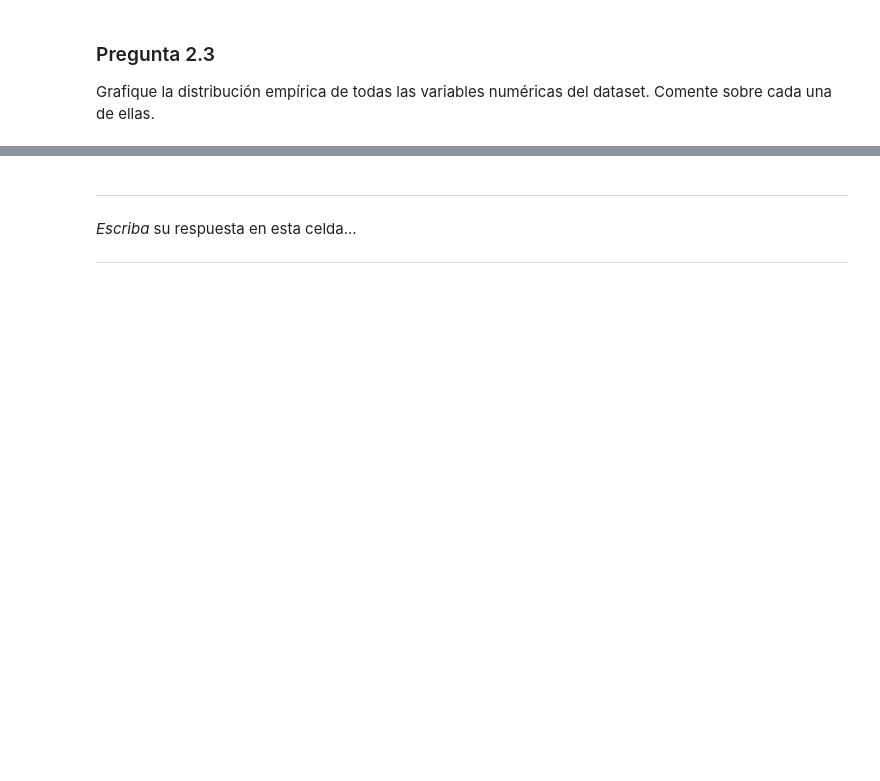
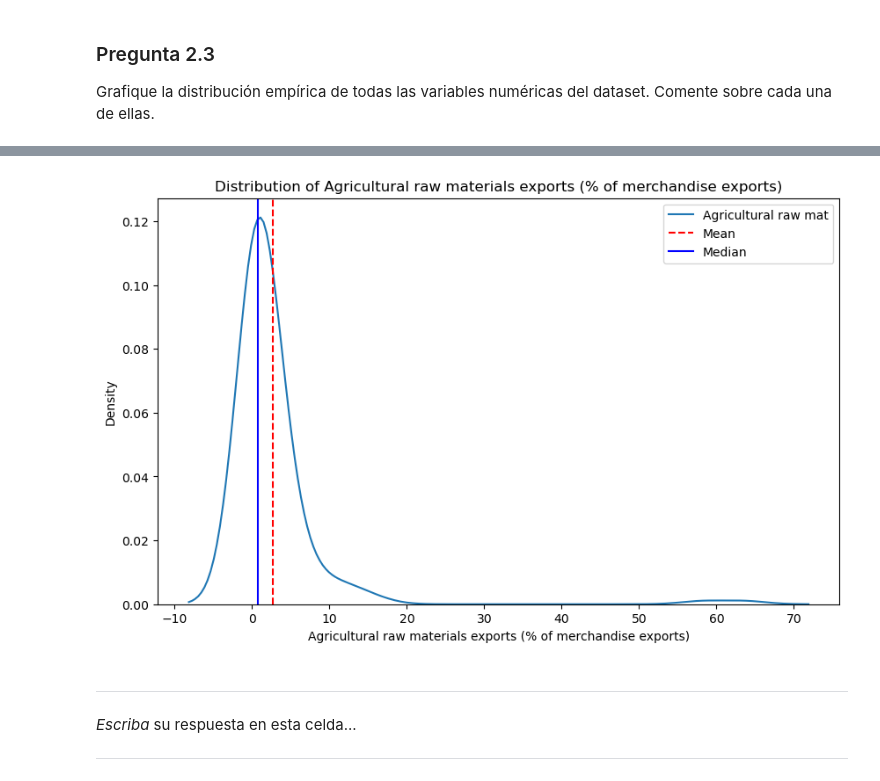
Before and after one commit to raul12101/Tarea-2-Machine-Learning-, a Jupyter notebook: Tarea_2-2-p2.ipynb, the cells around one changed output, grey strips where cells are left out. Cells and saved outputs as stored; diff of their text form; code cells hidden in the pictures; blank space fills up the shorter version.

```diff
--- a/Tarea_2-2-p2.ipynb
+++ b/Tarea_2-2-p2.ipynb
@@ -303,3 +367,24 @@ Grafique la distribución empírica de todas las variables numéricas del datase
+# %%
+plt.figure(figsize=(10, 6))
+
+column = "Agricultural raw materials exports (% of merchandise exports)"
+sns.kdeplot(df[column].dropna(), label=f'{column[:20]}')
+
+# Calculate mean and median
+mean_value = df[column].mean()
+median_value = df[column].median()
+
+# Overlay mean and median
+plt.axvline(mean_value, color='red', linestyle='--', label='Mean')
+plt.axvline(median_value, color='blue', linestyle='-', label='Median')
+
+# Add legend and title
+plt.legend()
+plt.title(f'Distribution of {column}')
+
+plt.show()
+# %% [output]
+[figure, added]
 # %% [markdown]
 
 
```
Also changed, not shown: parts of 18 cells of this notebook, 1 other file.
